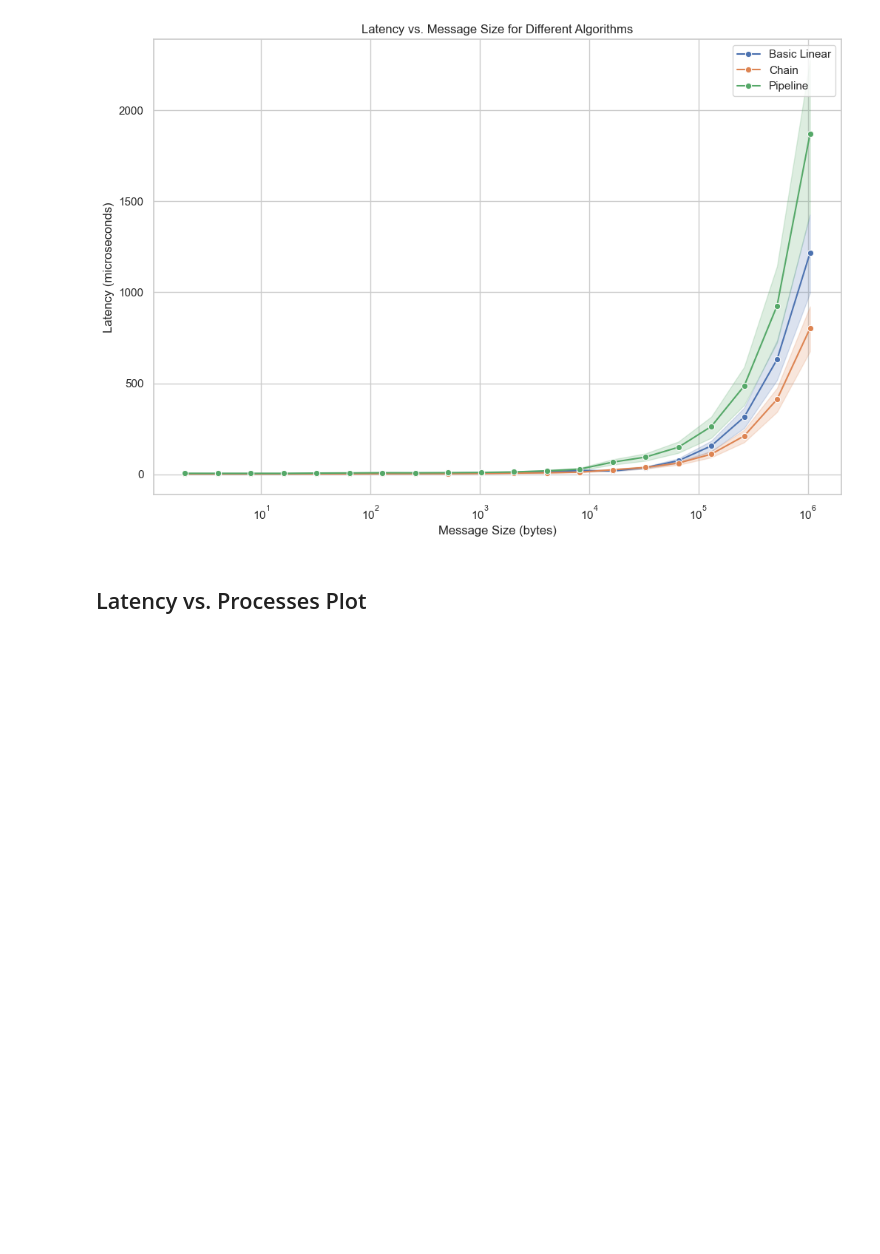
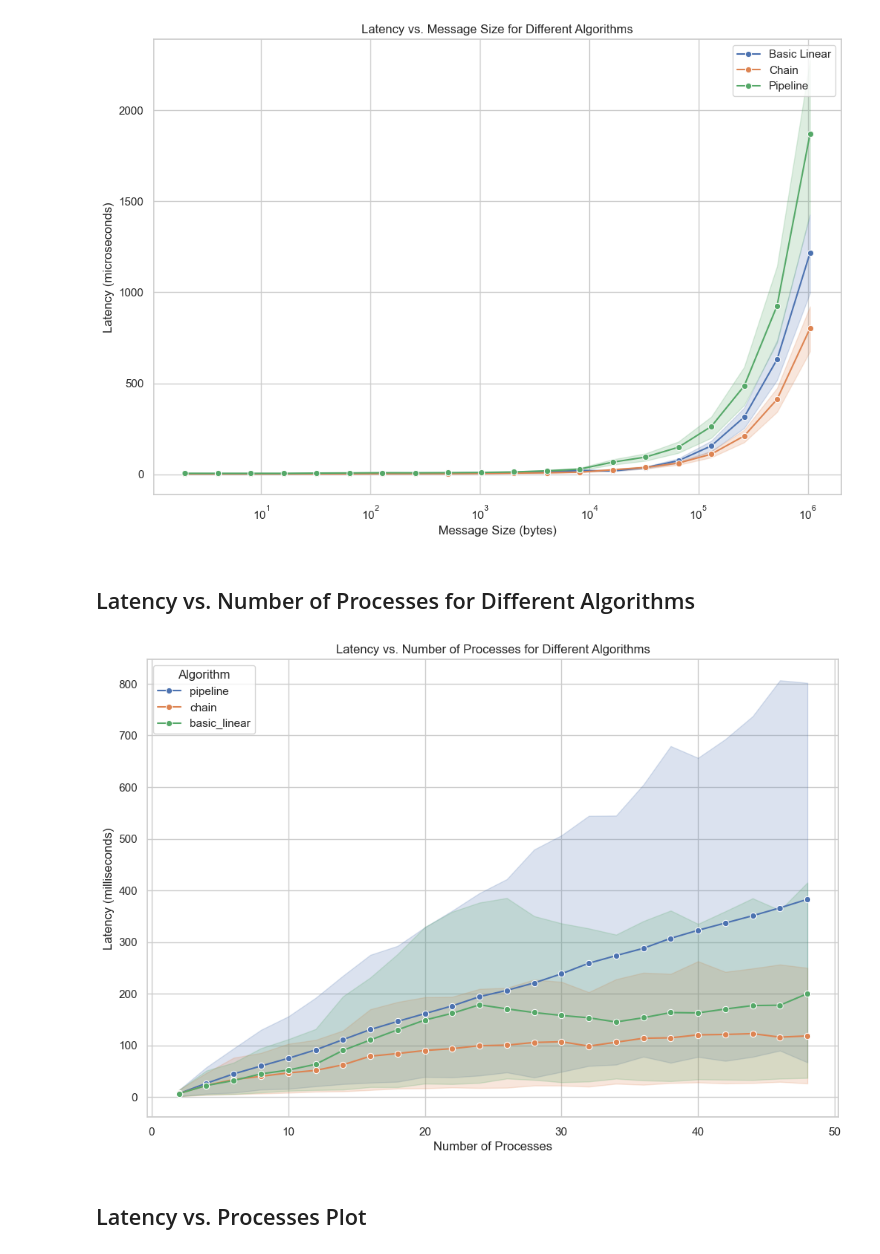
Before and after one commit to abandrea/HPC, a Jupyter notebook: exercise_1/project_1/bcast_thin_results/analysis_thin_bcast.ipynb, the cells around one changed output. Drawn from its saved outputs; the diff is of its cells as text; code cells hidden in the pictures; blank space fills up the shorter version.

```diff
--- a/exercise_1/project_1/bcast_thin_results/analysis_thin_bcast.ipynb
+++ b/exercise_1/project_1/bcast_thin_results/analysis_thin_bcast.ipynb
@@ -195,6 +196,22 @@ plt.legend()
 plt.show()
 # %% [output]
 [figure]
+# %% [markdown]
+## Latency vs. Number of Processes for Different Algorithms
+# %%
+# Setting the aesthetic style of the plots
+sns.set(style="whitegrid")
+
+# Creating a line plot for each algorithm's latency vs number of processes
+plt.figure(figsize=(12, 8))
+sns.lineplot(data=df, x='Processes', y='Latency', hue='Algorithm', marker='o')
+plt.title('Latency vs. Number of Processes for Different Algorithms')
+plt.xlabel('Number of Processes')
+plt.ylabel('Latency (milliseconds)')
+plt.legend(title='Algorithm', loc='upper left')
+plt.show()
+# %% [output]
+[figure, added]
 # %% [markdown]
 ## Latency vs. Processes Plot
 # %%
```
Also changed, not shown: parts of 4 cells of this notebook.
